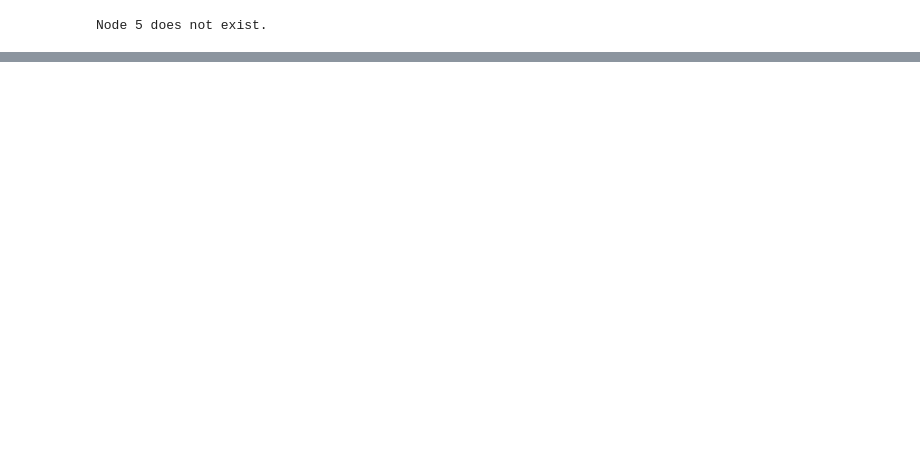
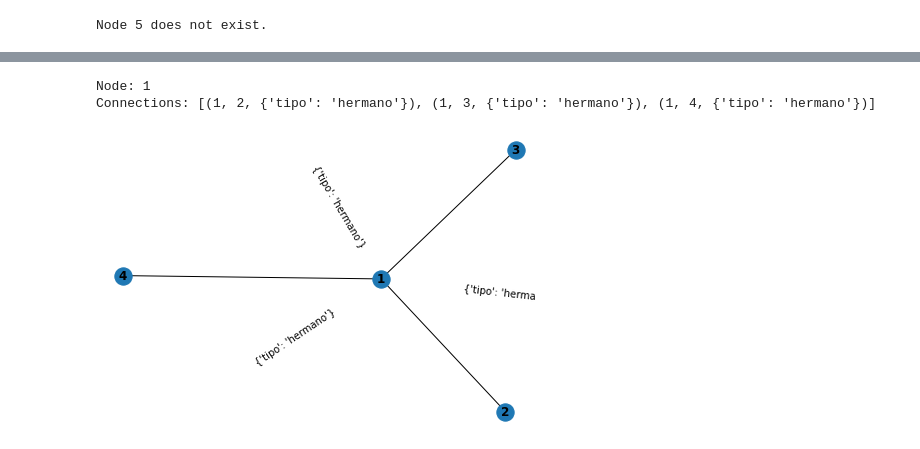
Before and after one commit to dbourdin/graphs, a Jupyter notebook: notebook.ipynb, the cells around one changed output, grey strips where cells are left out. Cells and saved outputs as stored; diff of their text form; code cells hidden in the pictures; blank space fills up the shorter version.

Commit message:
Updated notebook to graph from JSON extracted object.

```diff
--- a/notebook.ipynb
+++ b/notebook.ipynb
@@ -90,3 +91,6 @@ Connections: [(3, 2, {'tipo': 'hermano'}), (3, 1, {'tipo': 'hermano'}), (3, 4, {
 draw_node_neighbors(graph, 5)
 # %% [output]
 Node 5 does not exist.
+# %%
+# Obtengo un dict
+node_link_data = json_graph.node_link_data(graph)
@@ -92,0 +223,45 @@ Node 5 does not exist.
+# %%
+# Otra opción puede ser modificar la función para que obtenga el diccionario a partir del json. Dejé comentadas
+# un par de líneas que usarían un parámetro from_json (Falso por defecto), que en caso de ser verdadero, hace
+# el json.loads dentro de la función. La llamé draw_node_neighbors_from_node_link_data_2 para que no haya problemas
+# con draw_node_neighbors_from_node_link_data, pero es un mal nombre ponerle un _2 al final.
+
+def draw_node_neighbors_from_node_link_data_2(node_link_data, node, from_json=False):
+    if from_json:
+        node_link_data = json.loads(node_link_data)
+
+    # Uso link.copy() porque más adelante se hace link.pop() y en caso de no hacer una copia, se modifica el objeto
+    # original node_link_data que está fuera de la función. Puede ocasionar algún error si no se crea una copia y
+    # ese objeto se utiliza para seguir trabajando más adelante.
+    node_links = [link.copy() for link in node_link_data['links'] if link['source'] == node]
+    if not node_links:
+        print(f'Node {node} does not have any links.')
+        return
+
+    # Remove source from links (source is not needed, we already know the node)
+    for link in node_links:
+        link.pop('source')
+
+    # Create neighbors_dict from node_links
+    node_neighbors_dict = {link.pop('target'): link for link in node_links}
+
+    node_neighbors_graph = nx.Graph()
+    edges_list = [(node, neighbor, relations) for neighbor, relations in node_neighbors_dict.items()]
+    node_neighbors_graph.add_edges_from(edges_list)
+
+    print(f'Node: {node}')
+    print(f'Connections: {edges_list}')
+    print()
+
+    plt.figure()
+    pos = nx.spring_layout(node_neighbors_graph)
+    nx.draw(node_neighbors_graph, with_labels=True, font_weight='bold')
+    nx.draw_networkx_edge_labels(node_neighbors_graph, pos=pos)
+    plt.show()
+# %%
+# Primero, usamos esta nueva función con el mismo objeto anterior, dejando el from_json = False
+draw_node_neighbors_from_node_link_data_2(node_link_data, 1)
+# %% [output]
+Node: 1
+Connections: [(1, 2, {'tipo': 'hermano'}), (1, 3, {'tipo': 'hermano'}), (1, 4, {'tipo': 'hermano'})]
+[figure, added]
```
Also changed, not shown: parts of 14 cells of this notebook.
